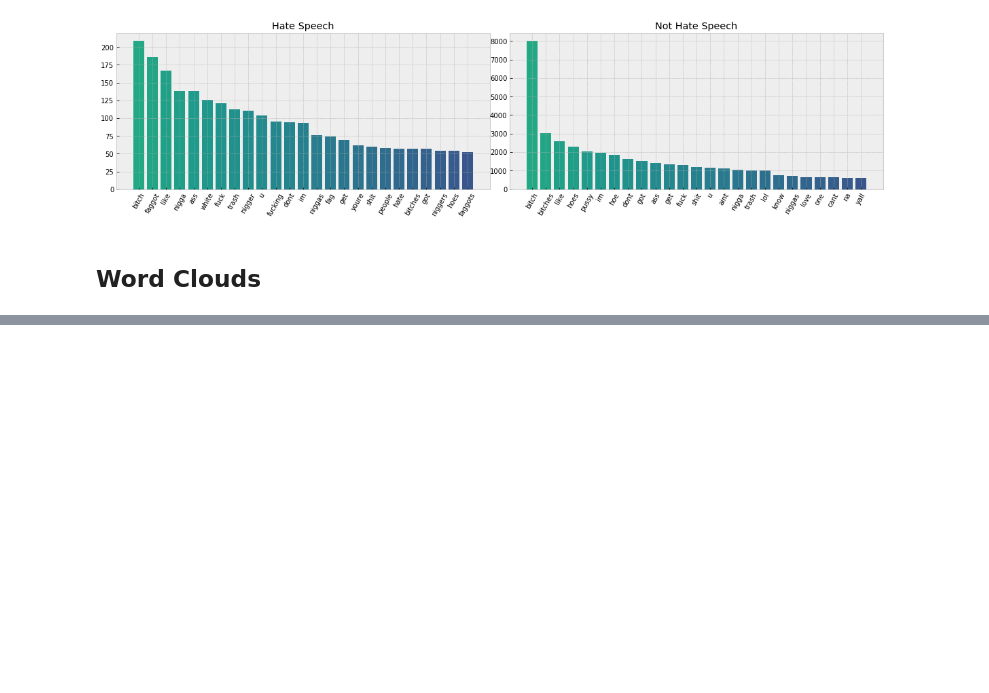
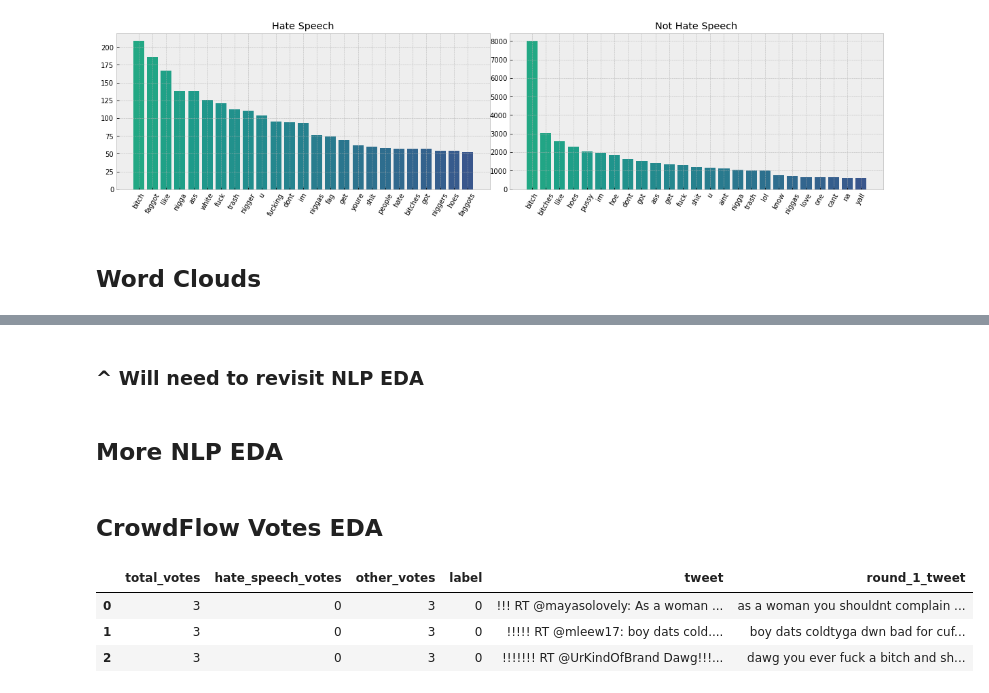
Before and after one commit to sidneykung/twitter_hate_speech_detection, a Jupyter notebook: preprocessing/eda_notebook.ipynb, the cells around one changed output, grey strips where cells are left out. Cells and saved outputs as stored; diff of their text form; code cells hidden in the pictures; blank space fills up the shorter version.

```diff
--- a/preprocessing/eda_notebook.ipynb
+++ b/preprocessing/eda_notebook.ipynb
@@ -250,0 +251,13 @@ plt.show()
+# %% [markdown]
+### ^ Will need to revisit NLP EDA
+# %% [markdown]
+## More NLP EDA
+# %% [markdown]
+## CrowdFlow Votes EDA
+# %%
+clean_df.head(3)
+# %% [output]
+|  | total_votes | hate_speech_votes | other_votes | label | tweet | round_1_tweet |
+| 0 | 3 | 0 | 3 | 0 | !!! RT @mayasolovely: As a woman ... | as a woman you shouldnt complain ... |
+| 1 | 3 | 0 | 3 | 0 | !!!!! RT @mleew17: boy dats cold.... | boy dats coldtyga dwn bad for cuf... |
+| 2 | 3 | 0 | 3 | 0 | !!!!!!! RT @UrKindOfBrand Dawg!!!... | dawg you ever fuck a bitch and sh... |
```
Also changed, not shown: parts of 8 cells of this notebook.
